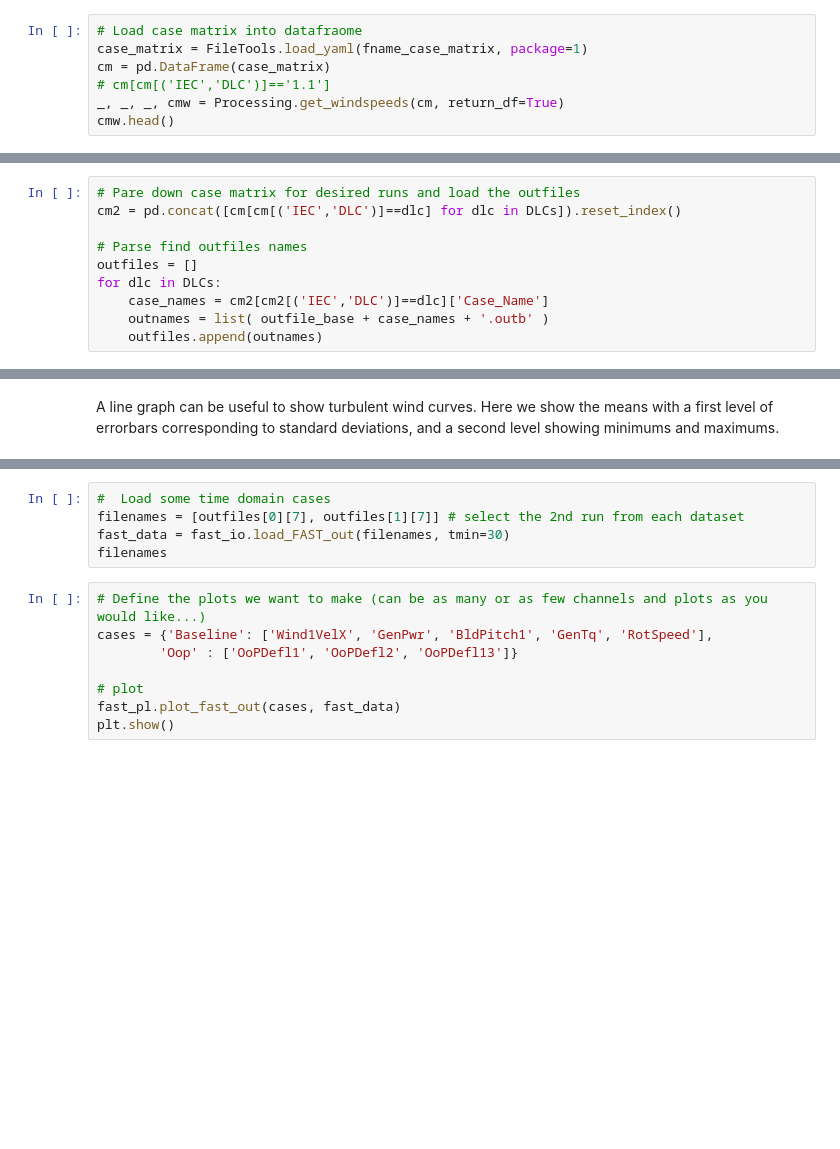
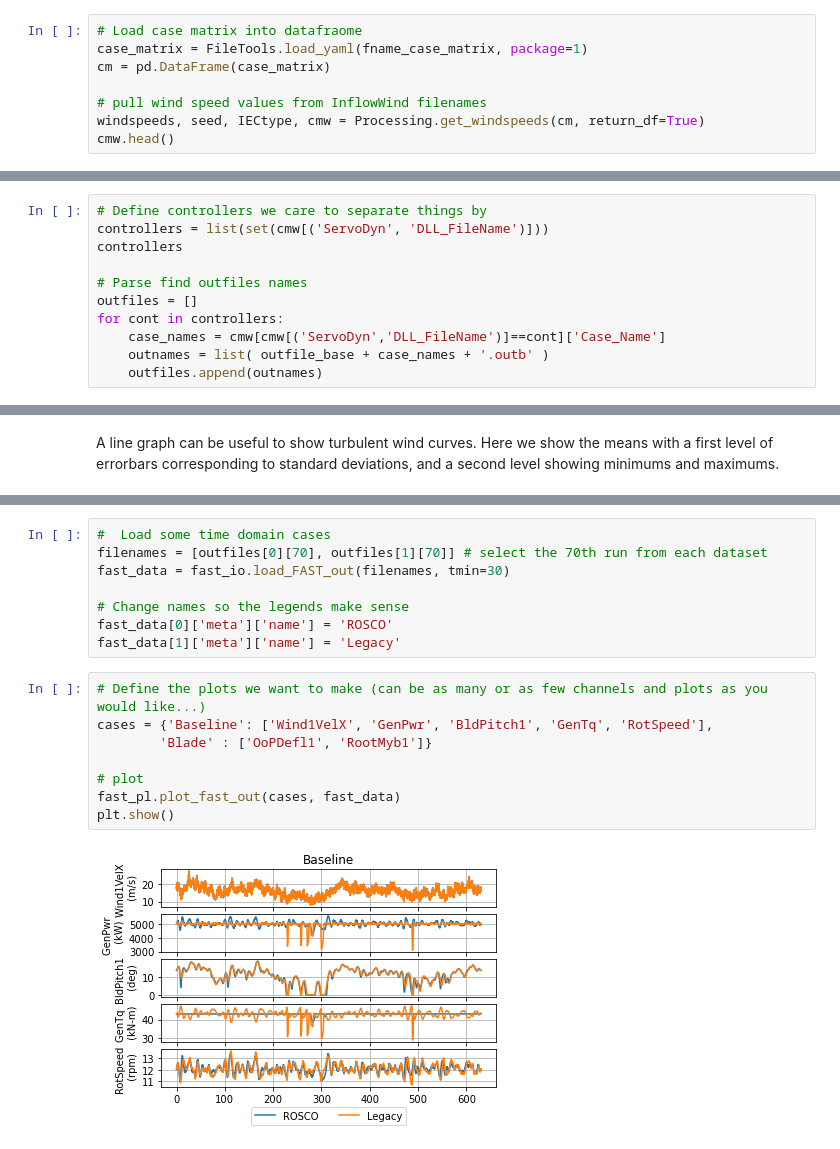
Before and after one commit to NREL/pCrunch, a Jupyter notebook: batch_processing.ipynb, the cells around one changed output, grey strips where cells are left out. Drawn from its saved outputs; the diff is of its cells as text; blank space fills up the shorter version.

```diff
--- a/batch_processing.ipynb
+++ b/batch_processing.ipynb
@@ -38,6 +40,7 @@ fname_case_matrix = '../BatchOutputs/NREL5MW/5MW_Land/case_matrix.yaml'
 # Load case matrix into datafraome
 case_matrix = FileTools.load_yaml(fname_case_matrix, package=1)
 cm = pd.DataFrame(case_matrix)
-# cm[cm[('IEC','DLC')]=='1.1']
-_, _, _, cmw = Processing.get_windspeeds(cm, return_df=True)
+
+# pull wind speed values from InflowWind filenames
+windspeeds, seed, IECtype, cmw = Processing.get_windspeeds(cm, return_df=True)
 cmw.head()
@@ -47,10 +46,0 @@ DLCs = [1.1, 1.3]
-# %%
-# Pare down case matrix for desired runs and load the outfiles
-cm2 = pd.concat([cm[cm[('IEC','DLC')]==dlc] for dlc in DLCs]).reset_index()
-
-# Parse find outfiles names
-outfiles = []
-for dlc in DLCs:
-    case_names = cm2[cm2[('IEC','DLC')]==dlc]['Case_Name']
-    outnames = list( outfile_base + case_names + '.outb' )
-    outfiles.append(outnames)
@@ -61,0 +50,11 @@ outfiles
+# %%
+# Define controllers we care to separate things by
+controllers = list(set(cmw[('ServoDyn', 'DLL_FileName')]))
+controllers
+
+# Parse find outfiles names
+outfiles = []
+for cont in controllers:
+    case_names = cmw[cmw[('ServoDyn','DLL_FileName')]==cont]['Case_Name']
+    outnames = list( outfile_base + case_names + '.outb' )
+    outfiles.append(outnames)
@@ -245,14 +268,19 @@ We can also look at our data from the time domain results.
 We can compare any number of channels using the ROSCO toolbox plotting tools. First we'll load two cases to plot together, then plot the time histories.
 # %%
 #  Load some time domain cases
-filenames = [outfiles[0][7], outfiles[1][7]] # select the 2nd run from each dataset
+filenames = [outfiles[0][70], outfiles[1][70]] # select the 70th run from each dataset
 fast_data = fast_io.load_FAST_out(filenames, tmin=30)
-filenames
+
+# Change names so the legends make sense
+fast_data[0]['meta']['name'] = 'ROSCO'
+fast_data[1]['meta']['name'] = 'Legacy'
 # %%
 # Define the plots we want to make (can be as many or as few channels and plots as you would like...)
 cases = {'Baseline': ['Wind1VelX', 'GenPwr', 'BldPitch1', 'GenTq', 'RotSpeed'],
-        'Oop' : ['OoPDefl1', 'OoPDefl2', 'OoPDefl13']}
+        'Blade' : ['OoPDefl1', 'RootMyb1']}
 
 # plot
 fast_pl.plot_fast_out(cases, fast_data)
 plt.show()
+# %% [output]
+[figure, added]
```
Also changed, not shown: parts of 45 cells of this notebook, 1 other file.
